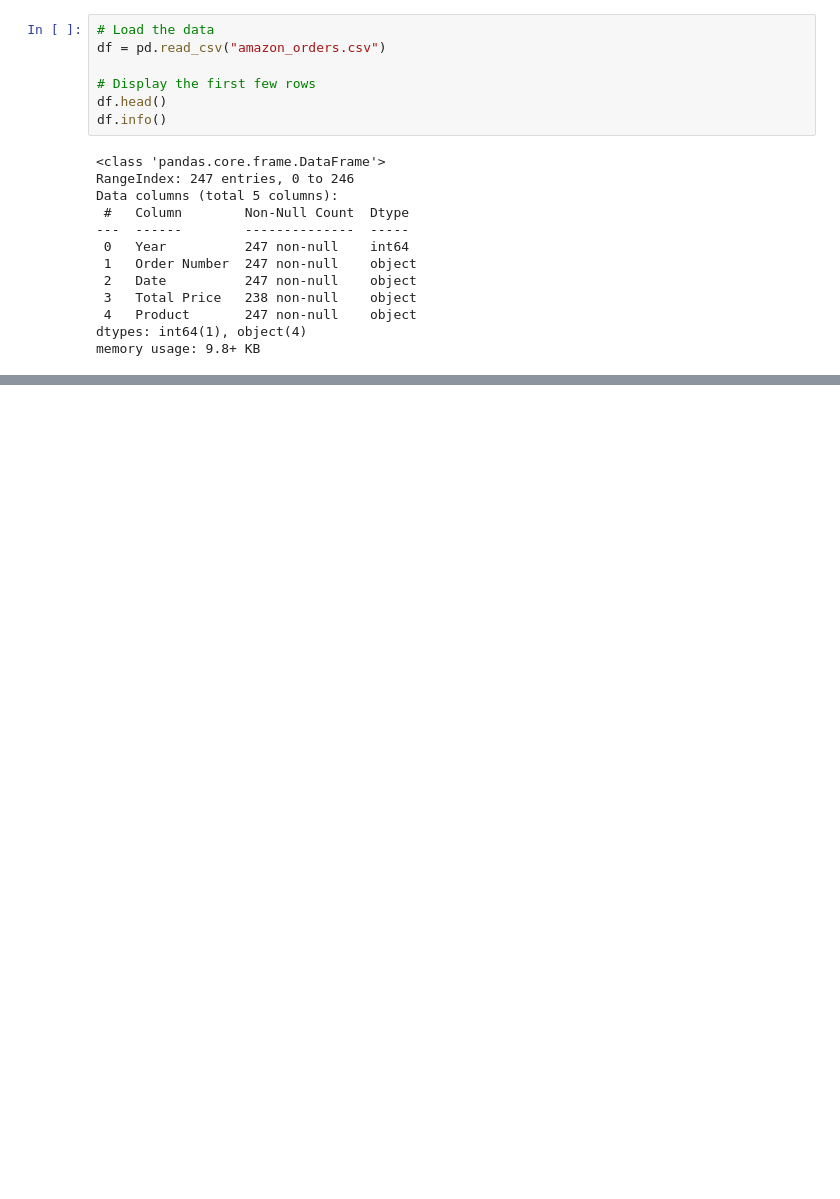
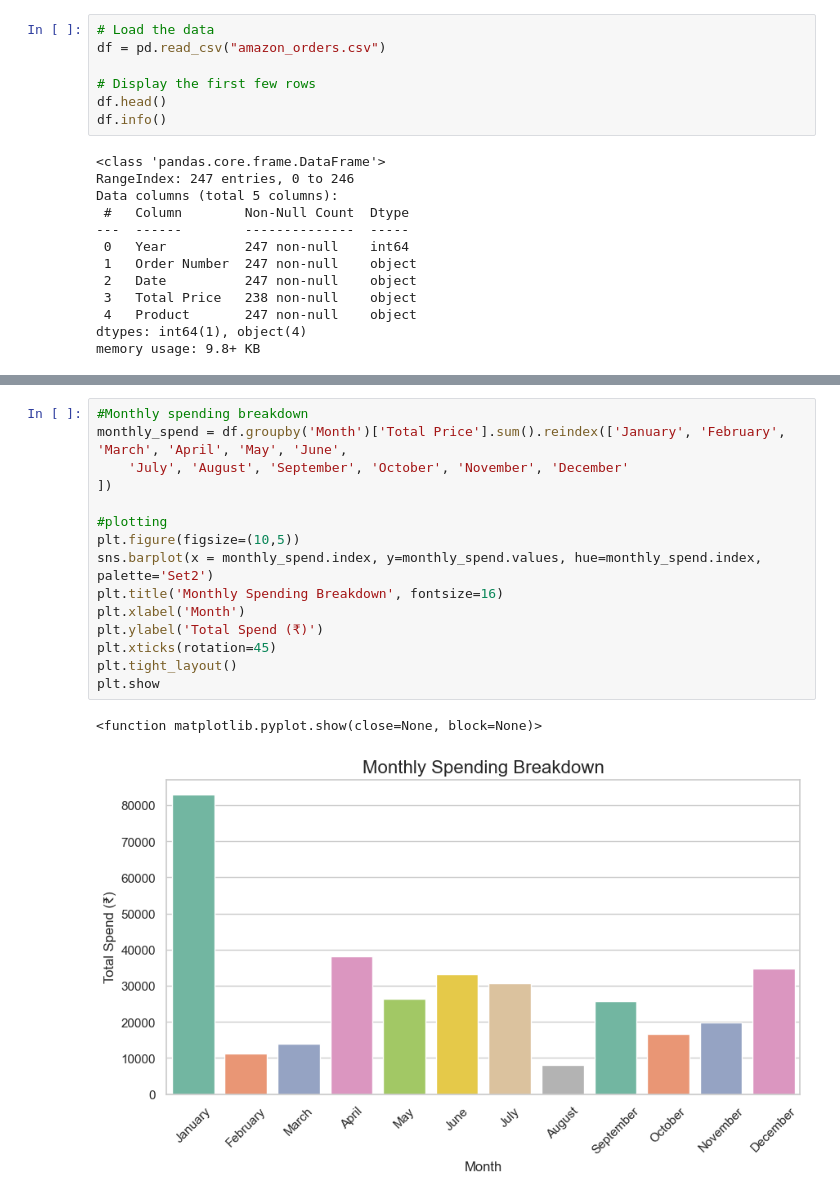
Before and after one commit to karenrenac/Amazon-Analytics-with-Web-scraping, a Jupyter notebook: Data analysis and insights.ipynb, the cells around one changed output, grey strips where cells are left out. Drawn from its saved outputs; the diff is of its cells as text; blank space fills up the shorter version.

```diff
--- a/Data analysis and insights.ipynb
+++ b/Data analysis and insights.ipynb
@@ -71,0 +109,18 @@ plt.show()
+# %%
+#Monthly spending breakdown
+monthly_spend = df.groupby('Month')['Total Price'].sum().reindex(['January', 'February', 'March', 'April', 'May', 'June',
+    'July', 'August', 'September', 'October', 'November', 'December'
+])
+
+#plotting
+plt.figure(figsize=(10,5))
+sns.barplot(x = monthly_spend.index, y=monthly_spend.values, hue=monthly_spend.index, palette='Set2')
+plt.title('Monthly Spending Breakdown', fontsize=16)
+plt.xlabel('Month')
+plt.ylabel('Total Spend (₹)')
+plt.xticks(rotation=45)
+plt.tight_layout()
+plt.show
+# %% [output]
+<function matplotlib.pyplot.show(close=None, block=None)>
+[figure, added]
```
Also changed, not shown: parts of 10 cells of this notebook.
